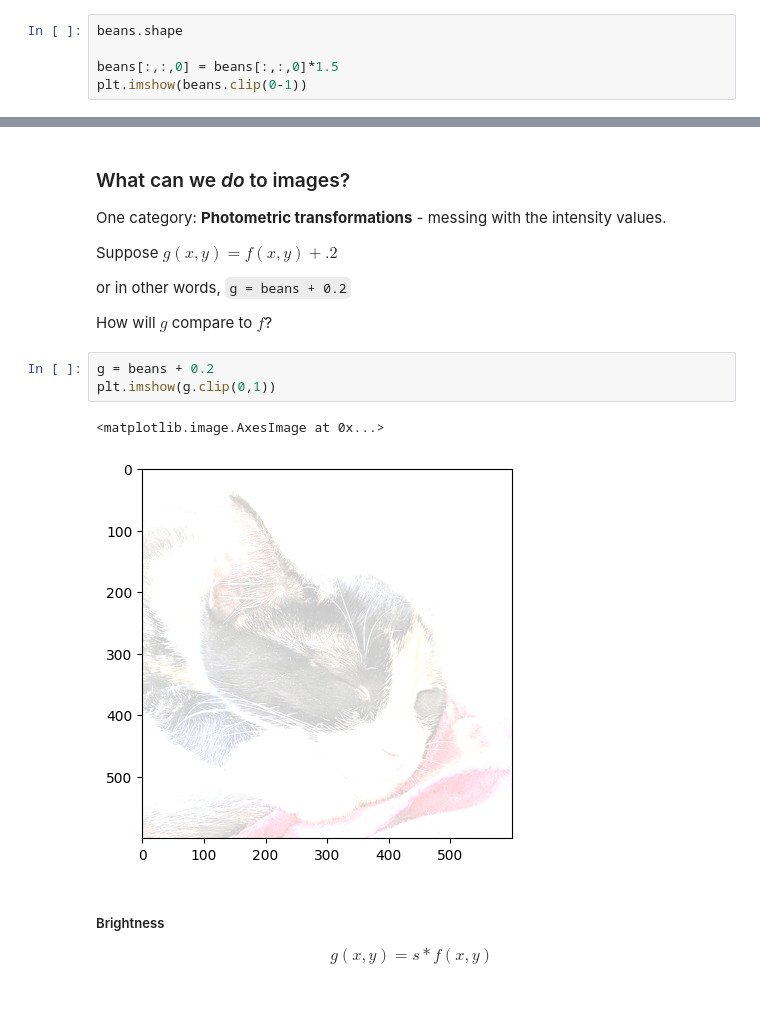
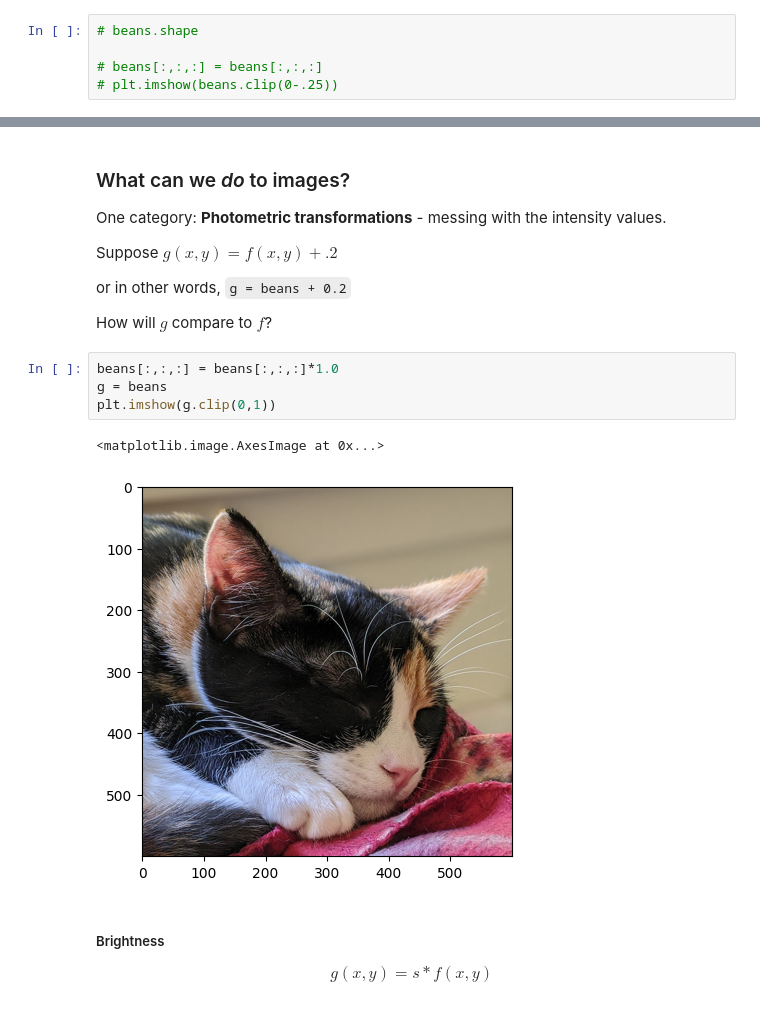
Before and after one commit to philip-hub/csse461-public-202530, a Jupyter notebook: notebooks/L01.ipynb, the cells around one changed output, grey strips where cells are left out. Saved outputs shown, nothing was run; the diff lists cells and outputs as text.

```diff
--- a/notebooks/L01.ipynb
+++ b/notebooks/L01.ipynb
@@ -308,7 +326,7 @@ plt.imshow(beans)
 <matplotlib.image.AxesImage at 0x...>
 [figure]
 # %%
-beans.shape
+# beans.shape
 
-beans[:,:,0] = beans[:,:,0]*1.5
-plt.imshow(beans.clip(0-1))
+# beans[:,:,:] = beans[:,:,:]
+# plt.imshow(beans.clip(0-.25))
@@ -328,11 +342,12 @@ or in other words,
 
 How will $g$ compare to $f$?
 # %%
-g = beans + 0.2
+beans[:,:,:] = beans[:,:,:]*1.0
+g = beans
 plt.imshow(g.clip(0,1))
 # %% [output]
 <matplotlib.image.AxesImage at 0x...>
-[figure, old version]
+[figure, new version]
 # %% [markdown]
 ##### Brightness
 
```
Also changed, not shown: parts of 4 cells of this notebook, 1 other file.
